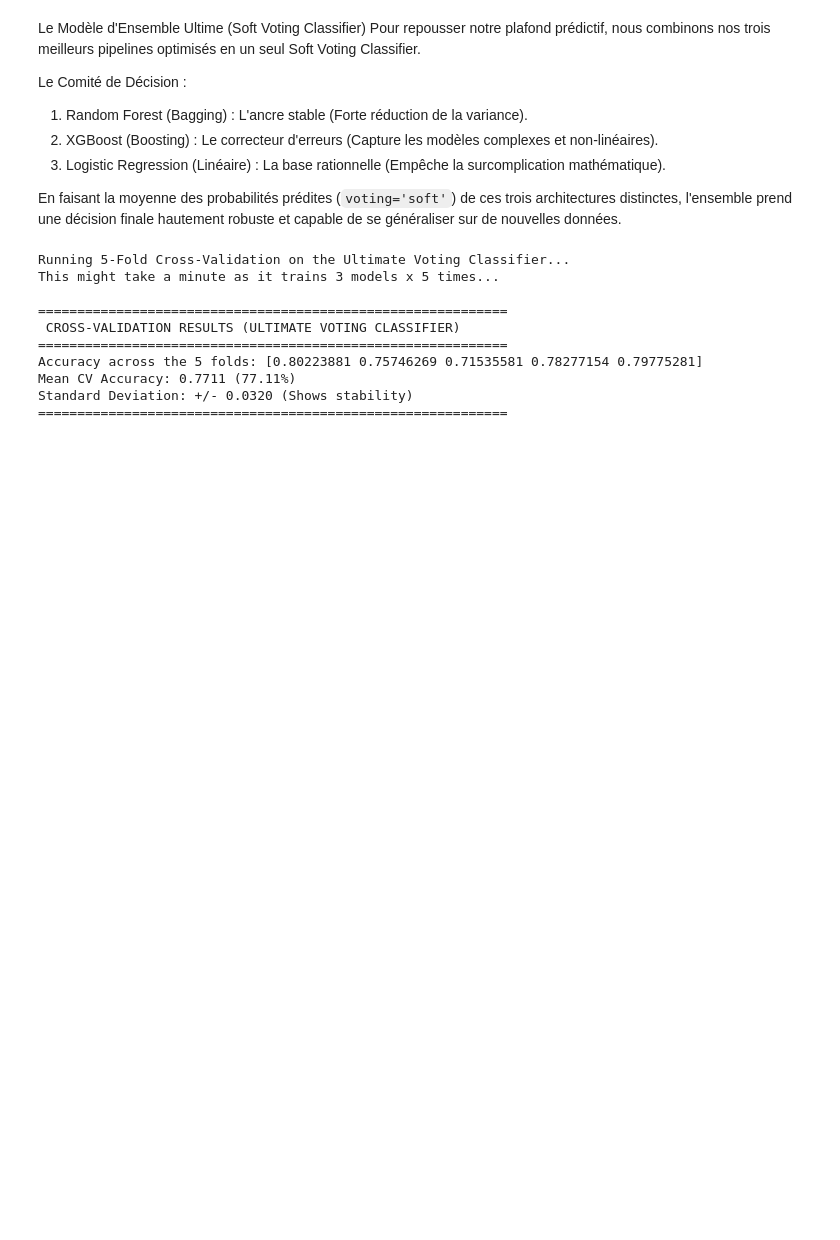
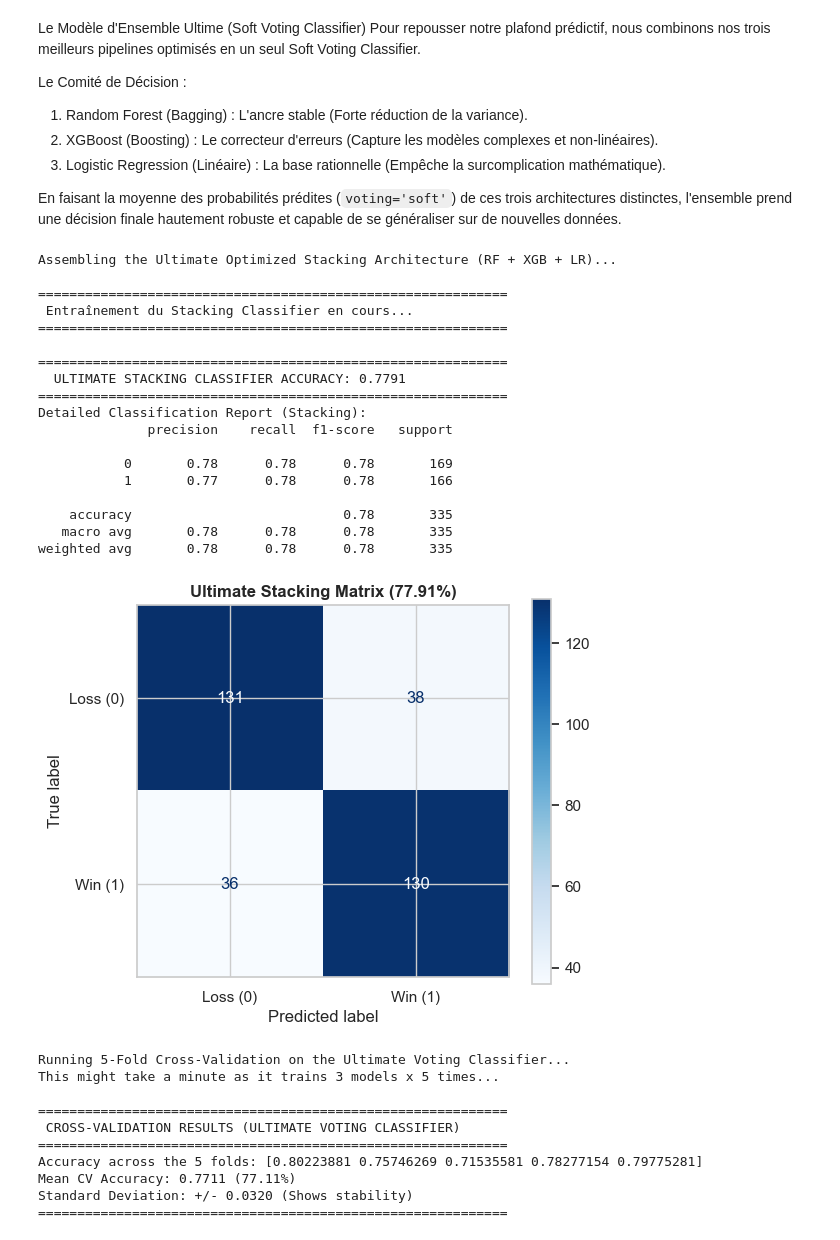
Before and after one commit to kayzo001/league-of-legends-e-sports-game-predictor, a Jupyter notebook: lol predict/LoL_15Min_Predictive_Ensemble.ipynb, the cells around one changed output. Saved outputs shown, nothing was run; the diff lists cells and outputs as text; code cells hidden in the pictures; blank space fills up the shorter version.

```diff
--- a/lol predict/LoL_15Min_Predictive_Ensemble.ipynb
+++ b/lol predict/LoL_15Min_Predictive_Ensemble.ipynb
@@ -670,6 +671,72 @@ Le Comité de Décision :
 3.  Logistic Regression (Linéaire) : La base rationnelle (Empêche la surcomplication mathématique).
 
 En faisant la moyenne des probabilités prédites (`voting='soft'`) de ces trois architectures distinctes, l'ensemble prend une décision finale hautement robuste et capable de se généraliser sur de nouvelles données.
+# %%
+print("Assembling the Ultimate Optimized Stacking Architecture (RF + XGB + LR)...")
+
+# --- 1. Extraction Automatique des Modèles de Base ---
+# Nous récupérons directement les pipelines optimisés depuis votre modèle 'voting_xgb'
+base_models = voting_xgb.estimators
+
+# --- 2. Définition du Méta-Modèle (Meta-Learner) ---
+# La Régression Logistique va apprendre à combiner les prédictions des 3 pipelines.
+meta_model = LogisticRegression(C=0.1, random_state=42)
+
+# --- 3. Initialisation du Stacking Classifier ---
+# L'utilisation de 'cv=5' garantit un entraînement robuste via Cross-Validation
+# pour éviter le surapprentissage (Overfitting) du méta-modèle.
+stacking_model = StackingClassifier(
+    estimators=base_models,
+    final_estimator=meta_model,
+    cv=5,
+    n_jobs=-1
+)
+
+# --- 4. Entraînement du Modèle ---
+print("\n" + "="*60)
+print(" Entraînement du Stacking Classifier en cours... ")
+print("="*60)
+stacking_model.fit(X_train, y_train)
+
+# --- 5. Prédictions et Évaluation ---
+y_pred_stack = stacking_model.predict(X_test)
+stack_acc = accuracy_score(y_test, y_pred_stack)
+
+print("\n" + "="*60)
+print(f"  ULTIMATE STACKING CLASSIFIER ACCURACY: {stack_acc:.4f} ")
+print("="*60)
+
+print("Detailed Classification Report (Stacking):")
+print(classification_report(y_test, y_pred_stack))
+
+# --- 6. Visualisation de la Matrice de Confusion ---
+cm_stack = confusion_matrix(y_test, y_pred_stack)
+disp_stack = ConfusionMatrixDisplay(confusion_matrix=cm_stack, display_labels=['Loss (0)', 'Win (1)'])
+
+fig, ax = plt.subplots(figsize=(6, 5))
+disp_stack.plot(cmap='Blues', ax=ax, values_format='d')
+plt.title(f'Ultimate Stacking Matrix ({stack_acc:.2%})', fontweight='bold')
+plt.show()
+# %% [output]
+Assembling the Ultimate Optimized Stacking Architecture (RF + XGB + LR)...
+
+============================================================
+ Entraînement du Stacking Classifier en cours...
+============================================================
+
+============================================================
+  ULTIMATE STACKING CLASSIFIER ACCURACY: 0.7791
+============================================================
+Detailed Classification Report (Stacking):
+              precision    recall  f1-score   support
+
+           0       0.78      0.78      0.78       169
+           1       0.77      0.78      0.78       166
+
+    accuracy                           0.78       335
+   macro avg       0.78      0.78      0.78       335
+weighted avg       0.78      0.78      0.78       335
+[figure, added]
 # %%
 print("Running 5-Fold Cross-Validation on the Ultimate Voting Classifier...")
 print("This might take a minute as it trains 3 models x 5 times...\n")
```
Also changed, not shown: parts of 4 cells of this notebook.
